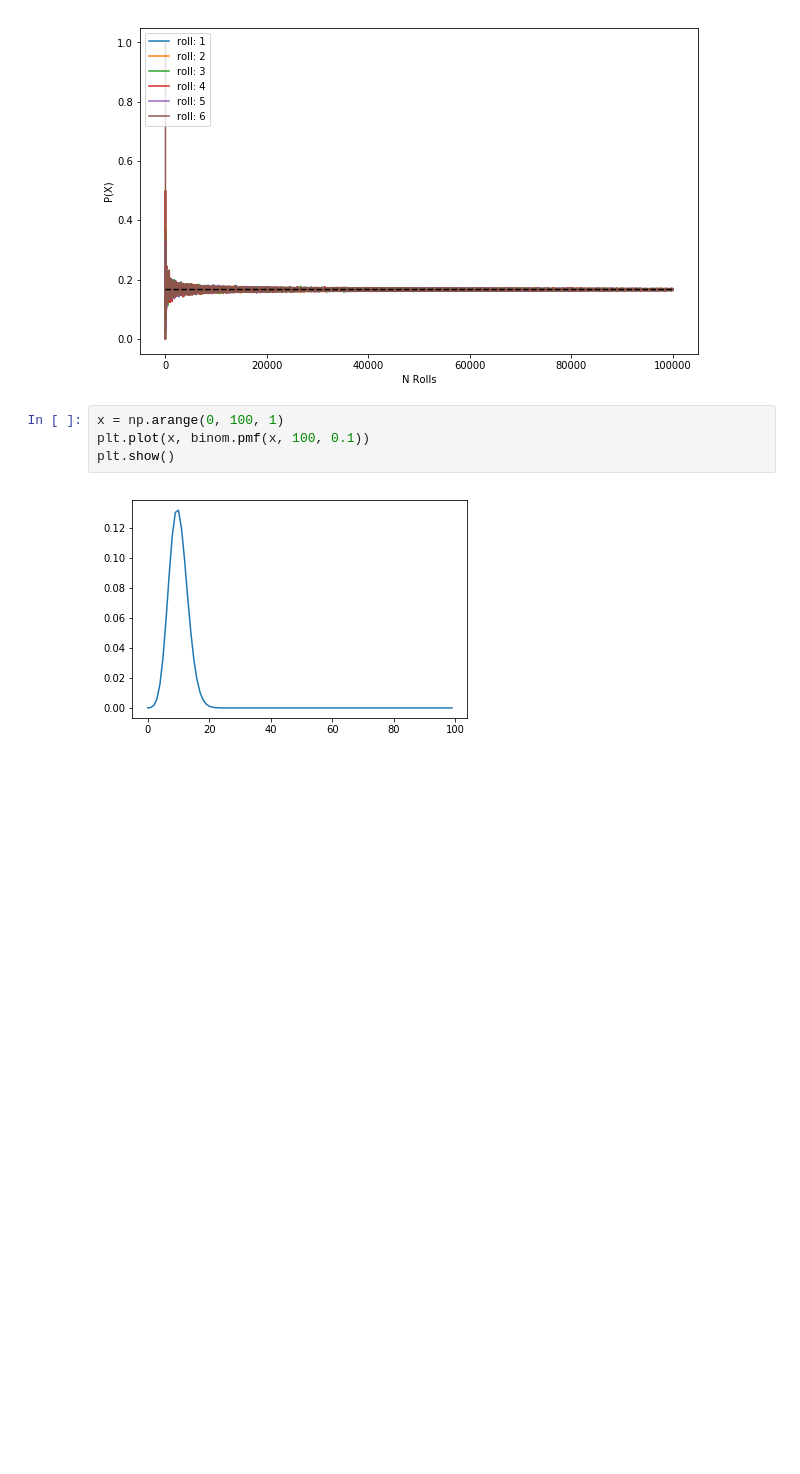
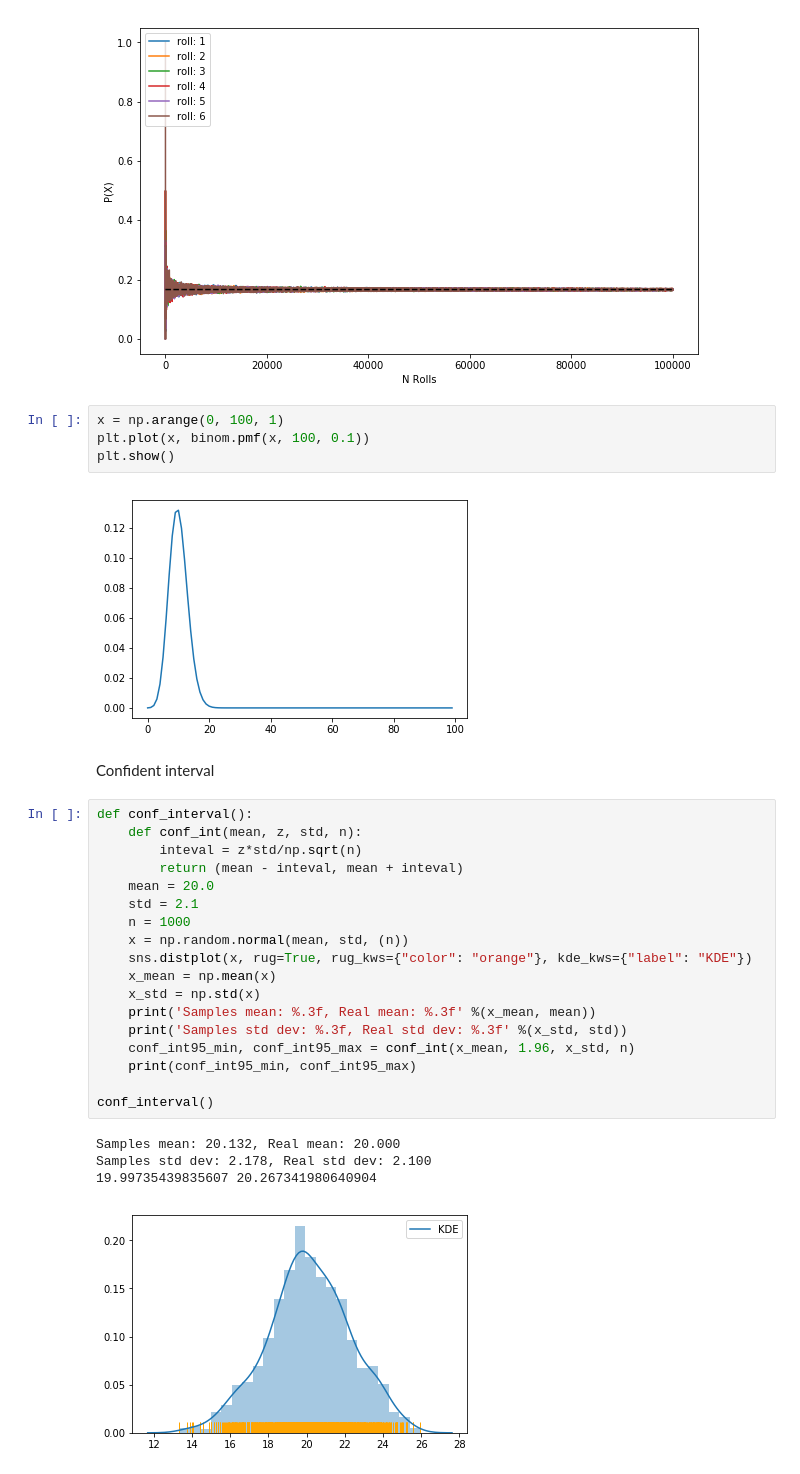
Before and after one commit to MoonL1ght/ML-Things, a Jupyter notebook: Math/Probability Theory and Statistics.ipynb, the cells around one changed output. Saved outputs shown, nothing was run; the diff lists cells and outputs as text; blank space fills up the shorter version.

```diff
--- a/Math/Probability Theory and Statistics.ipynb
+++ b/Math/Probability Theory and Statistics.ipynb
@@ -129,3 +131,28 @@ plt.plot(x, binom.pmf(x, 100, 0.1))
 plt.show()
 # %% [output]
 [figure]
+# %% [markdown]
+Confident interval
+# %%
+def conf_interval():
+    def conf_int(mean, z, std, n):
+        inteval = z*std/np.sqrt(n)
+        return (mean - inteval, mean + inteval)
+    mean = 20.0
+    std = 2.1
+    n = 1000
+    x = np.random.normal(mean, std, (n))
+    sns.distplot(x, rug=True, rug_kws={"color": "orange"}, kde_kws={"label": "KDE"})
+    x_mean = np.mean(x)
+    x_std = np.std(x)
+    print('Samples mean: %.3f, Real mean: %.3f' %(x_mean, mean))
+    print('Samples std dev: %.3f, Real std dev: %.3f' %(x_std, std))
+    conf_int95_min, conf_int95_max = conf_int(x_mean, 1.96, x_std, n)
+    print(conf_int95_min, conf_int95_max)
+
+conf_interval()
+# %% [output]
+Samples mean: 20.132, Real mean: 20.000
+Samples std dev: 2.178, Real std dev: 2.100
+19.99735439835607 20.267341980640904
+[figure, added]
```
Also changed, not shown: parts of 1 cell of this notebook, 2 other files.
